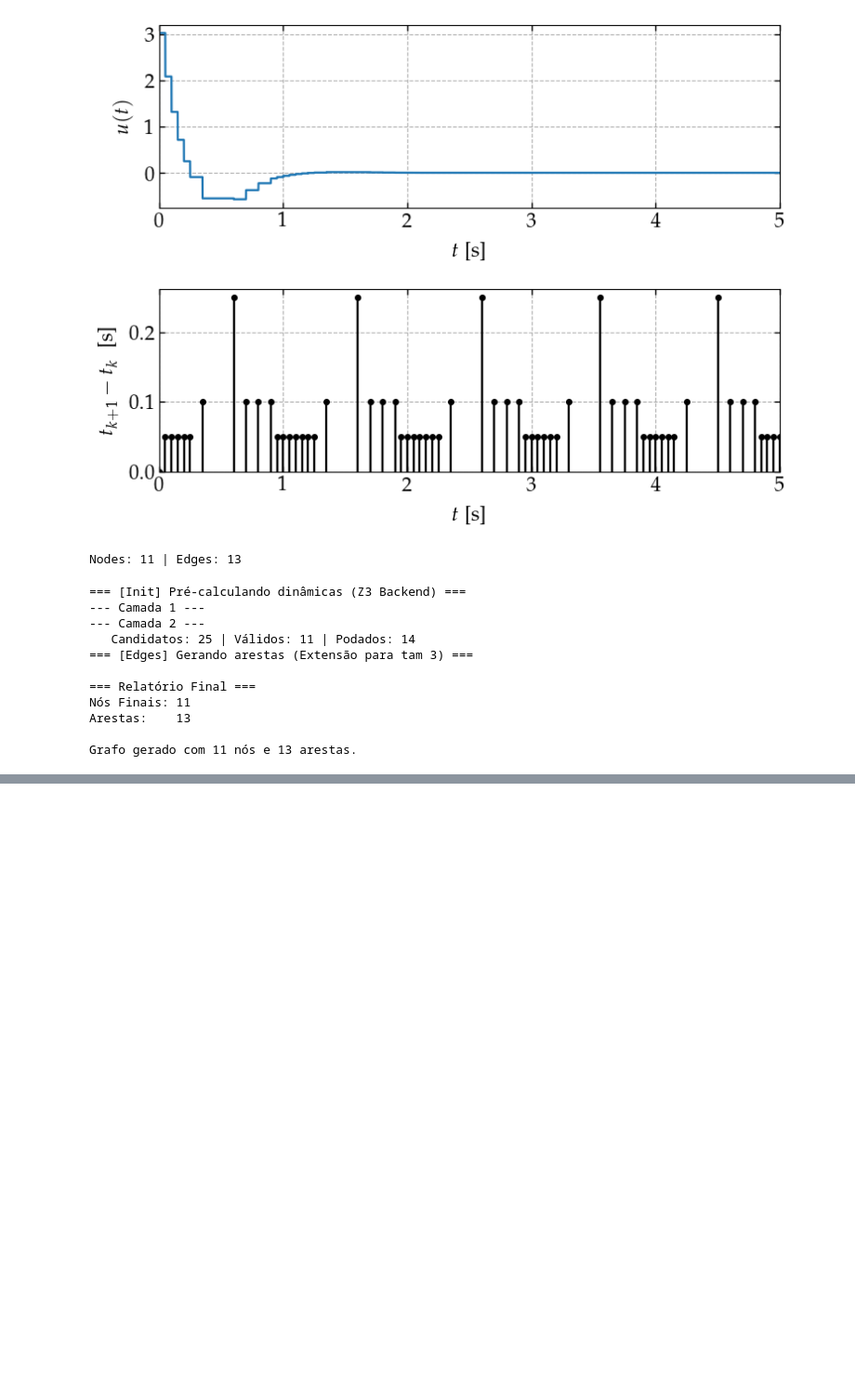
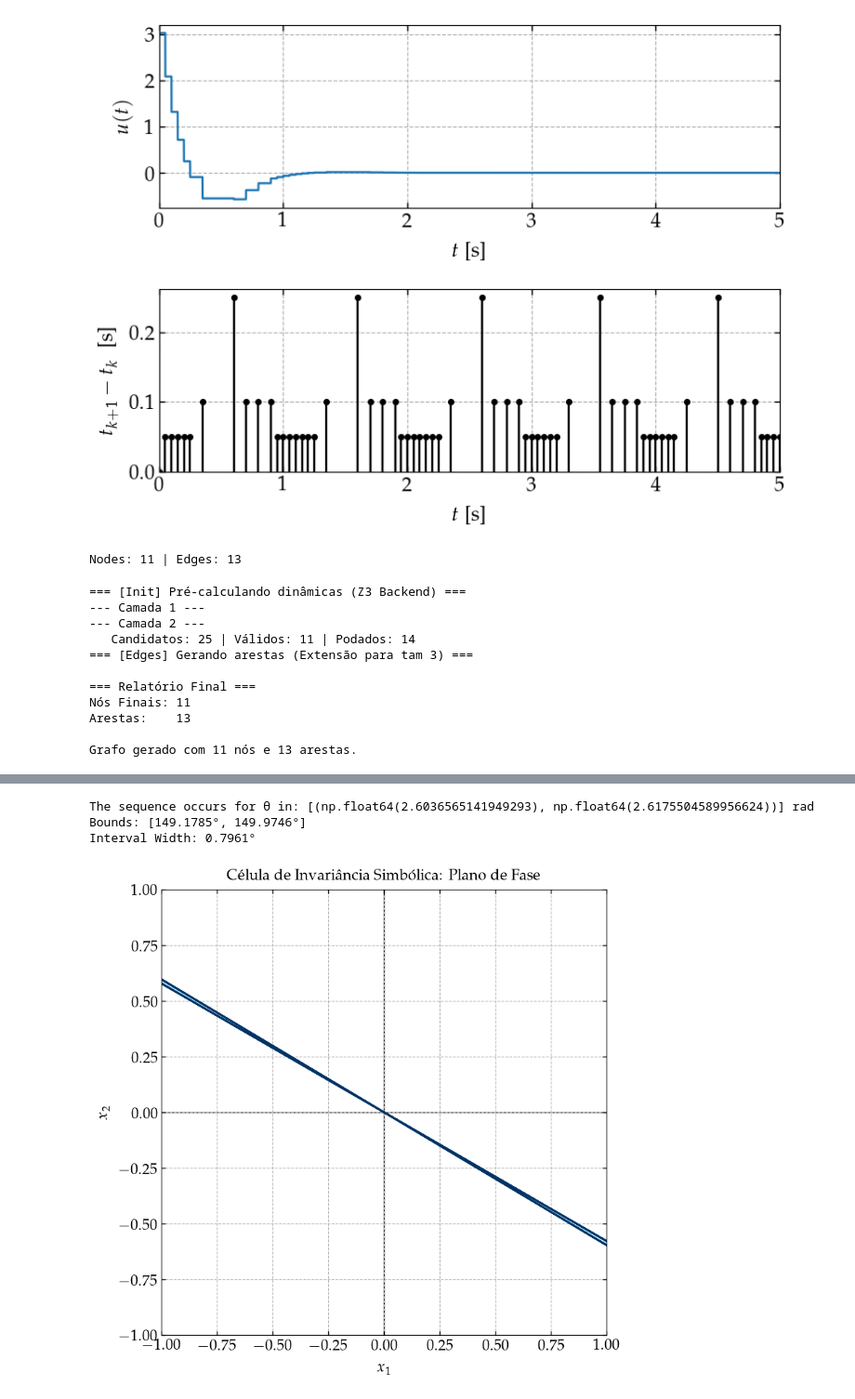
Before and after one commit to andel-vitorio/event-based-control, a Jupyter notebook: PETC for LIT Systems/06 - Order and Caos Analysis - SETM - Single Matrix v2.ipynb, the cells around one changed output, grey strips where cells are left out. Shown at 93% size. Saved outputs shown, nothing was run; the diff lists cells and outputs as text; code cells hidden in the pictures; blank space fills up the shorter version.

Commit message:
feat: add sequence region simulation

```diff
--- a/PETC for LIT Systems/06 - Order and Caos Analysis - SETM - Single Matrix v2.ipynb
+++ b/PETC for LIT Systems/06 - Order and Caos Analysis - SETM - Single Matrix v2.ipynb
@@ -564 +396,81 @@ Obtido (k): [2. 1. 1. 1. 1. 1. 1. 2.]
 Resultado: ✅ Sucesso Absoluto
+# %%
+# --- Angular Region Analysis ---
+analyzer = SequenceRegionAnalyzer(reconstructor)
+target_sequence = (4, 3, 2, 2, 2, 2, 1, 1)
+region_bounds = analyzer.find_region(target_sequence)
+
+if region_bounds:
+  print(f"The sequence occurs for θ in: {region_bounds} rad")
+
+  # Conversion and interval width calculation
+  for start_rad, end_rad in region_bounds:
+    start_deg = np.degrees(start_rad)
+    end_deg = np.degrees(end_rad)
+    width_deg = end_deg - start_deg
+
+    print(f"Bounds: [{start_deg:.4f}°, {end_deg:.4f}°]")
+    print(f"Interval Width: {width_deg:.4f}°")
+else:
+  print("Impossible sequence (empty region).")
+# %% [output]
+The sequence occurs for θ in: [(np.float64(2.6036565141949293), np.float64(2.6175504589956624))] rad
+Bounds: [149.1785°, 149.9746°]
+Interval Width: 0.7961°
+# %%
+%matplotlib inline
+
+import numpy as np
+import matplotlib.pyplot as plt
+
+radius = 2.0
+
+x_border = []
+y_border = []
+
+for start, end in region_bounds:
+  for offset in [0, np.pi]:
+    for ang in [start + offset, end + offset]:
+      x_border.extend([0, radius * np.cos(ang), 0])
+      y_border.extend([0, radius * np.sin(ang), 0])
+
+x_border = np.array(x_border)
+y_border = np.array(y_border)
+
+mosaic = [['x']]
+fig, axs = plt.subplot_mosaic(mosaic, figsize=(8, 8))
+ax = axs['x']
+
+gph.plot(
+    ax,
+    x_data=x_border,
+    y_data=y_border,
+    xlabel='$x_1$',
+    ylabel='$x_2$',
+    title='Célula de Invariância Simbólica: Plano de Fase',
+    cfg={**cfg, 'style': {'color': '#003366', 'linewidth': 2.0}},
+    x_pad=(0, 0),
+    y_pad=(0, 0)
+)
+
+ax.set_xlim(-1.0, 1.0)
+ax.set_ylim(-1.0, 1.0)
+
+ax.axhline(0, color='black', lw=1, zorder=1)
+ax.axvline(0, color='black', lw=1, zorder=1)
+
+for start, end in region_bounds:
+  for offset in [0, np.pi]:
+    s, e = start + offset, end + offset
+    t_arc = np.linspace(s, e, 50)
+
+    x_arc = np.concatenate([[0], radius * np.cos(t_arc), [0]])
+    y_arc = np.concatenate([[0], radius * np.sin(t_arc), [0]])
+
+    ax.fill(x_arc, y_arc, color='#00BFFF',
+            alpha=0.3, edgecolor='none', zorder=0)
+
+ax.set_aspect('equal', adjustable='box')
+plt.tight_layout(pad=1.5)
+# %% [output]
+[figure, added]
```
Also changed, not shown: parts of 4 cells of this notebook, 1 other file.
